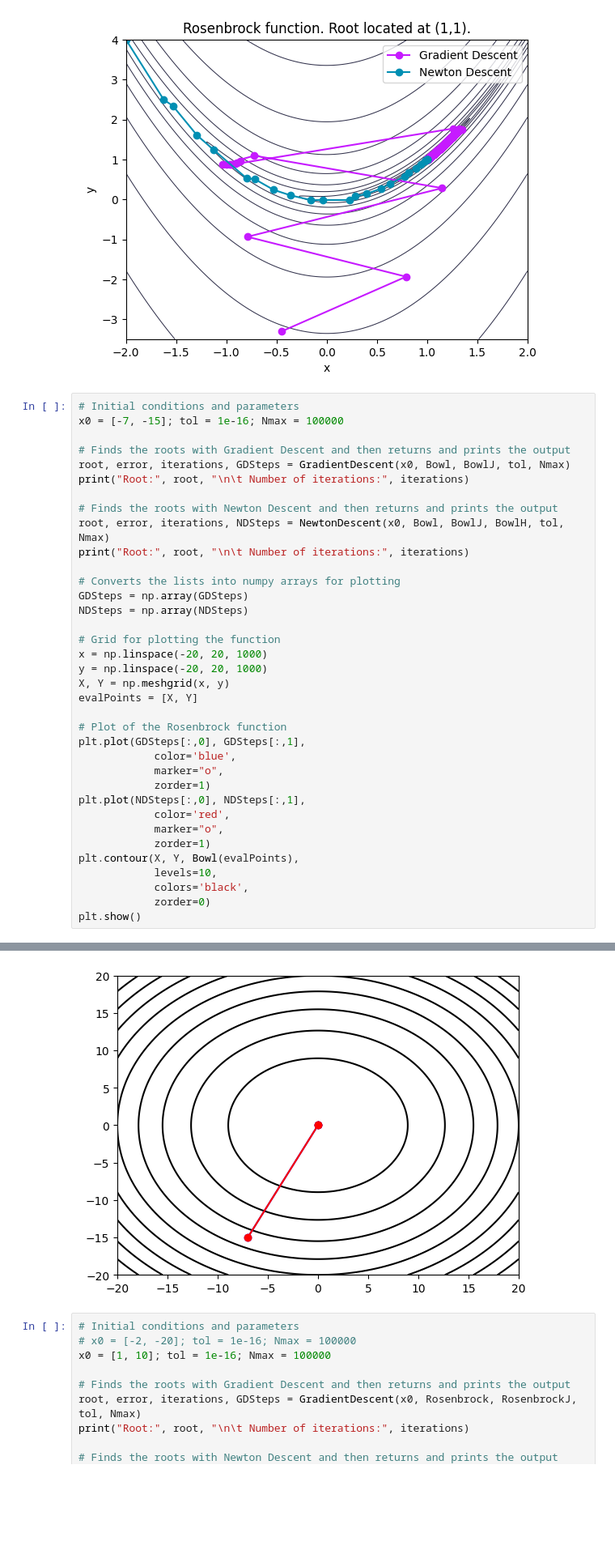
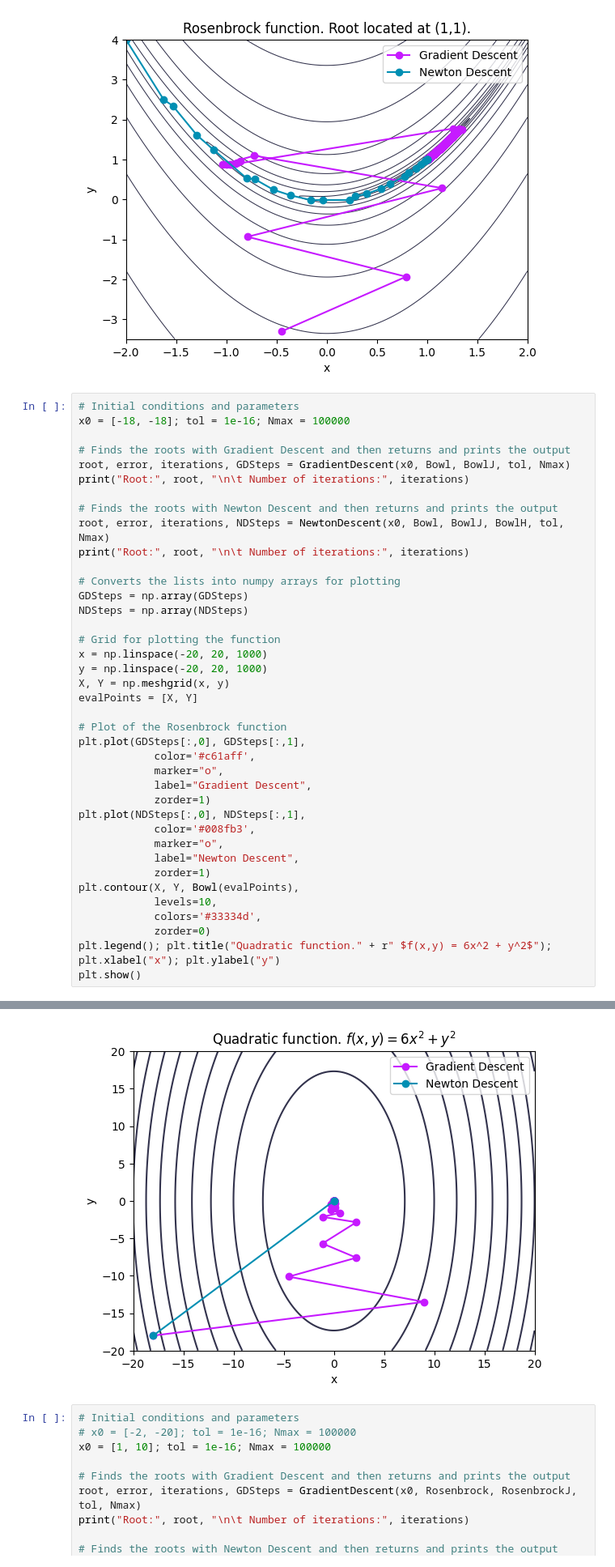
Before and after one commit to cmaddry/APPM-4600, a Jupyter notebook: Final Project/Code/finalProject.ipynb, the cells around one changed output, grey strips where cells are left out. Shown at 81% size. Saved outputs shown, nothing was run; the diff lists cells and outputs as text; blank space fills up the shorter version.

```diff
--- a/Final Project/Code/finalProject.ipynb
+++ b/Final Project/Code/finalProject.ipynb
@@ -84,7 +84,7 @@ Root: [1. 1.]
 [figure]
 # %%
 # Initial conditions and parameters
-x0 = [-7, -15]; tol = 1e-16; Nmax = 100000
+x0 = [-18, -18]; tol = 1e-16; Nmax = 100000
 
 # Finds the roots with Gradient Descent and then returns and prints the output
 root, error, iterations, GDSteps = GradientDescent(x0, Bowl, BowlJ, tol, Nmax)
@@ -106,16 +106,19 @@ evalPoints = [X, Y]
 
 # Plot of the Rosenbrock function
 plt.plot(GDSteps[:,0], GDSteps[:,1],
-            color='blue',
+            color='#c61aff',
             marker="o",
+            label="Gradient Descent",
             zorder=1)
 plt.plot(NDSteps[:,0], NDSteps[:,1],
-            color='red',
+            color='#008fb3',
             marker="o",
+            label="Newton Descent",
             zorder=1)
 plt.contour(X, Y, Bowl(evalPoints),
             levels=10,
-            colors='black',
+            colors='#33334d',
             zorder=0)
+plt.legend(); plt.title("Quadratic function." + r" $f(x,y) = 6x^2 + y^2$"); plt.xlabel("x"); plt.ylabel("y")
 plt.show()
 # %% [output]
@@ -126,4 +129,4 @@ Root: [0. 0.]
-[figure, old version]
+[figure, new version]
 # %%
 # Initial conditions and parameters
 # x0 = [-2, -20]; tol = 1e-16; Nmax = 100000
```
Also changed, not shown: parts of 7 cells of this notebook, 18 other files.
